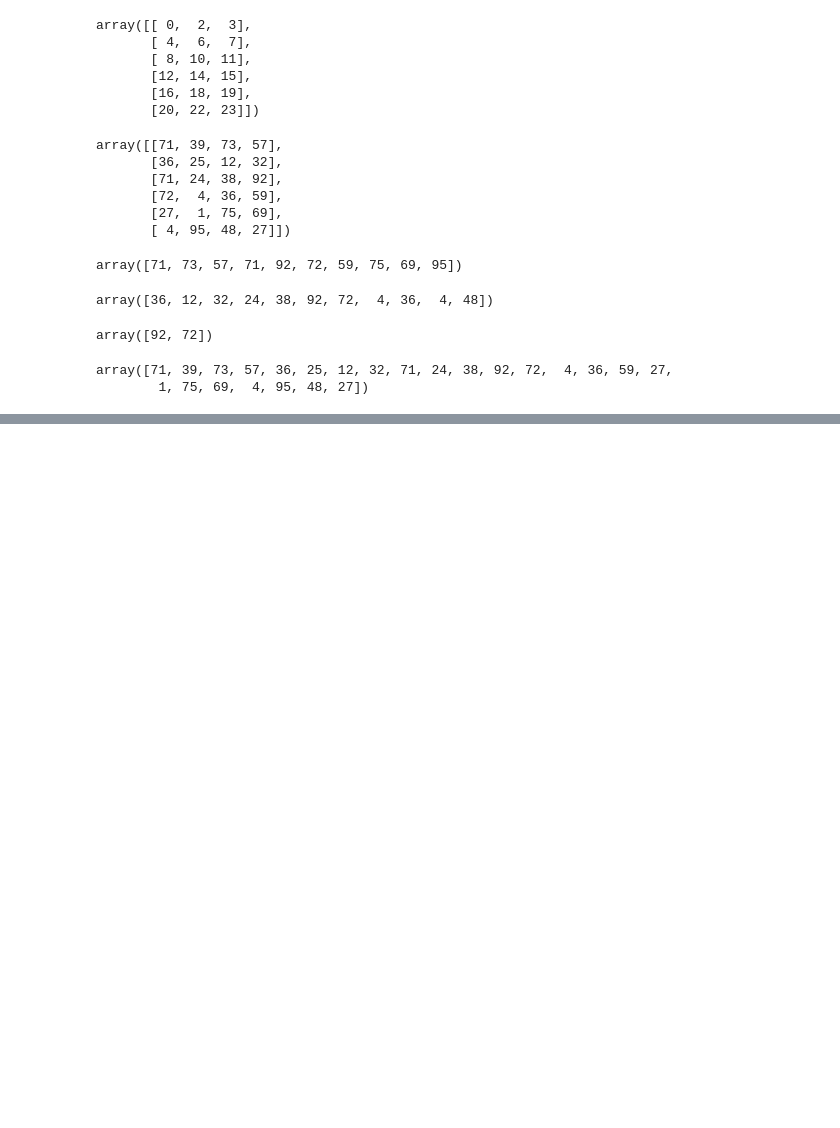
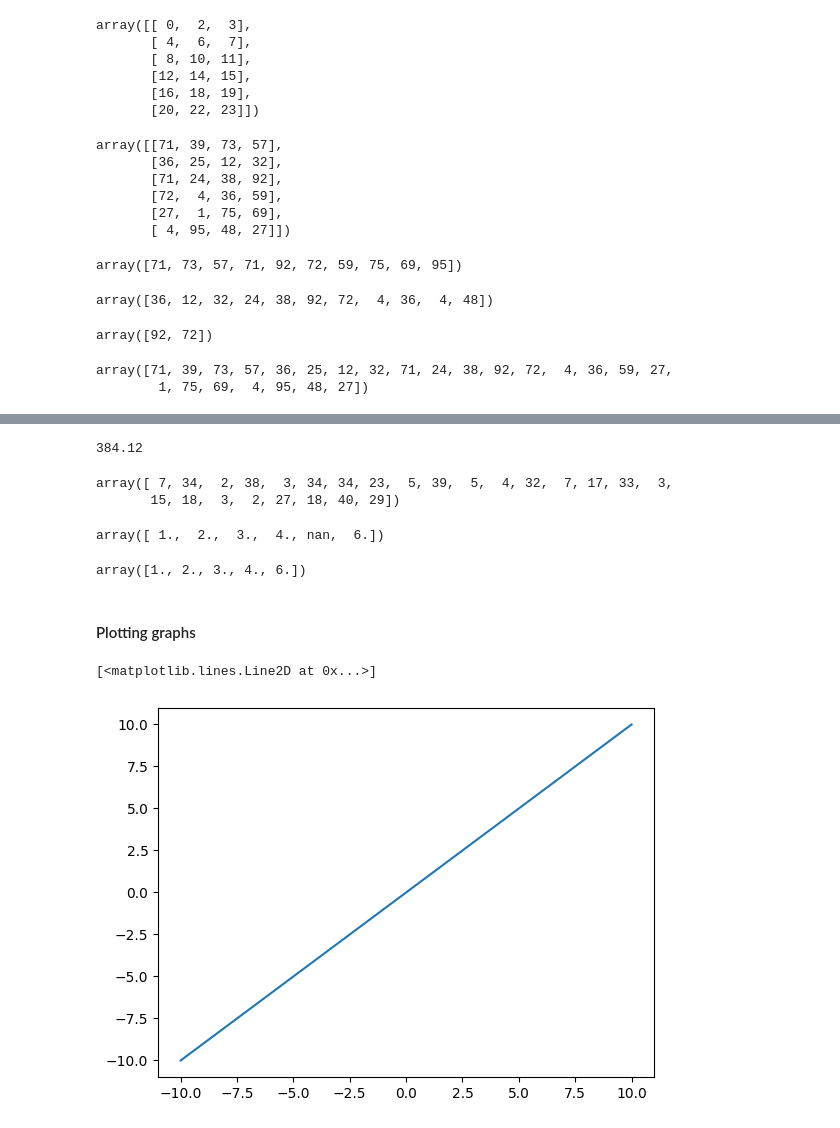
Before and after one commit to gmohite7/machine-learning, a Jupyter notebook: Week 05 Numpy/session 14 Advanced numpy.ipynb, the cells around one changed output, grey strips where cells are left out. Saved outputs shown, nothing was run; the diff lists cells and outputs as text; code cells hidden in the pictures; blank space fills up the shorter version.

```diff
--- a/Week 05 Numpy/session 14 Advanced numpy.ipynb
+++ b/Week 05 Numpy/session 14 Advanced numpy.ipynb
@@ -111,0 +323,34 @@ array([71, 39, 73, 57, 36, 25, 12, 32, 71, 24, 38, 92, 72,  4, 36, 59, 27,
+# %%
+#binary cross entropy
+np.mean((actual - predicted)**2)
+# %% [output]
+384.12
+# %%
+actual
+# %% [output]
+array([ 7, 34,  2, 38,  3, 34, 34, 23,  5, 39,  5,  4, 32,  7, 17, 33,  3,
+       15, 18,  3,  2, 27, 18, 40, 29])
+# %%
+#### Working with missing values --> np.nan
+a= np.array([1,2,3,4,np.nan,6])
+a
+# %% [output]
+array([ 1.,  2.,  3.,  4., nan,  6.])
+# %%
+a[~np.isnan(a)]
+# %% [output]
+array([1., 2., 3., 4., 6.])
+# %% [markdown]
+#### Plotting graphs
+# %%
+#plotting a2D plot
+
+import matplotlib.pyplot as plt
+
+x = np.linspace(-10,10,100)
+y = x
+
+plt.plot(x,y)
+# %% [output]
+[<matplotlib.lines.Line2D at 0x...>]
+[figure, added]
```
Also changed, not shown: parts of 22 cells of this notebook.
